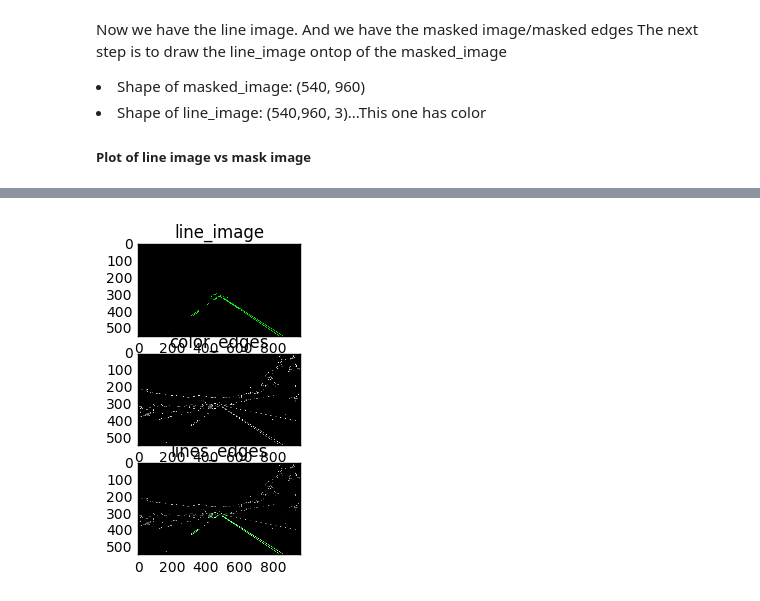
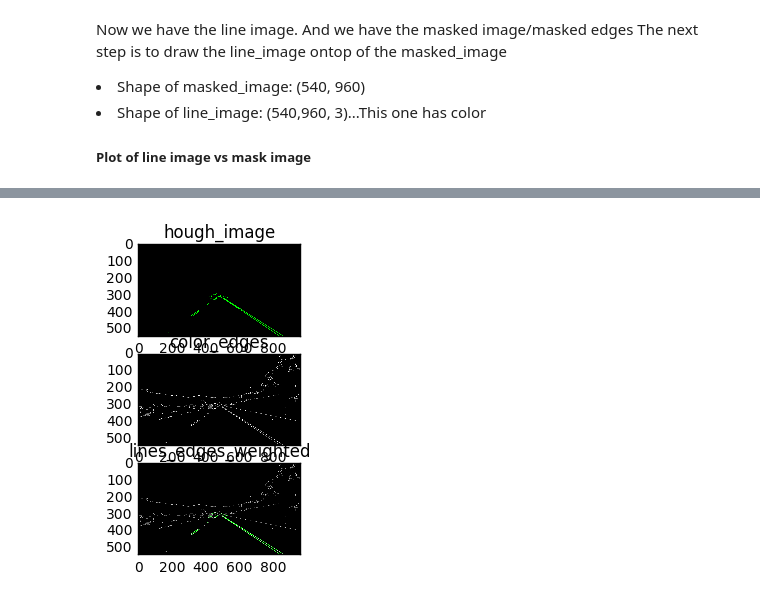
Before and after one commit to JonathanCMitchell/Self-Driving-Car-ND, a Jupyter notebook: Project 1-Lane Detection.ipynb, the cells around one changed output, grey strips where cells are left out. Saved outputs shown, nothing was run; the diff lists cells and outputs as text; code cells hidden in the pictures.

Commit message:
[fix] - renames lines_image to hough_image

```diff
--- a/Project 1-Lane Detection.ipynb
+++ b/Project 1-Lane Detection.ipynb
@@ -127,13 +127,13 @@ min_line_len = 5
 max_line_gap = 1
 
 # Create a line image with hough lines on it
-line_image, lines = hough_lines(masked_image, rho, theta, threshold, min_line_len, max_line_gap)
+hough_image, lines = hough_lines(masked_image, rho, theta, threshold, min_line_len, max_line_gap)
 
 # We gave line_image color when we copied the shape of mask_image and then added a 3rd dimension for our color space.
 # Then in draw_lines we input color = [255, 0, 0] so that will be red in this case.
 # I changed the input color in draw_lines to [0, 255, 0] so we get green
 print('line shape: ', lines.shape)
-print('line image shape: ', line_image.shape)
+print('hough image shape: ', hough_image.shape)
 
 fig = plt.figure()
 
@@ -142,8 +142,8 @@ edgeplot = plt.imshow(lines)
 b.set_title('Lines')
 
 b = fig.add_subplot(2,2,2)
-b.set_title('Line Image')
-edgeplot = plt.imshow(line_image)
+b.set_title('Hough Image')
+edgeplot = plt.imshow(hough_image)
 plt.show()
 # %% [output]
 line shape:  (52, 1, 4)
@@ -170,38 +175,38 @@ plt.show()
 # %%
 # WeightedImage(color_edges,
-def weighted_img(img, initial_img, α=0.8, β=1., λ=0.):
-    return cv2.addWeighted(initial_img, α, img, β, λ)
+# def weighted_img(img, initial_img, α=0.8, β=1., λ=0.):
+#     return cv2.addWeighted(initial_img, α, img, β, λ)
 
 # Img is the output of hough lines ==> lines_image
 # initial_image is the color_edges, which is the initial edges image with a 3rd dimension for color
 # Edges shape: (540, 960)
 color_edges = np.dstack((edges, edges, edges))
 
 # This gives me RGB access in the third dimension
 # color_edges.shape = (540, 960, 3)
 
 # Note: I used masked_image to get my line_image so I don't need mask_image anymore
 # Subplot of edges and color_edges goes here
 
 # Here we overlap line_image and color_edges
-lines_edges = weighted_img(line_image, color_edges)
+lines_edges_weighted = weighted_img(hough_image, color_edges)
 
 # PLOT
 fig = plt.figure()
 d = fig.add_subplot(3,1,1)
-line_edgeplot = plt.imshow(line_image)
-d.set_title('line_image')
+line_edgeplot = plt.imshow(hough_image)
+d.set_title('hough_image')
 
 d = fig.add_subplot(3,1,2)
 line_edgeplot = plt.imshow(color_edges)
 d.set_title('color_edges')
 
 d = fig.add_subplot(3,1,3)
-line_edgeplot = plt.imshow(lines_edges)
-d.set_title('lines_edges')
+line_edgeplot = plt.imshow(lines_edges_weighted)
+d.set_title('lines_edges_weighted')
 plt.show()
 # %% [output]
-[figure, old version]
+[figure, new version]
 # %%
 import math
 
```
Also changed, not shown: parts of 3 cells of this notebook.
